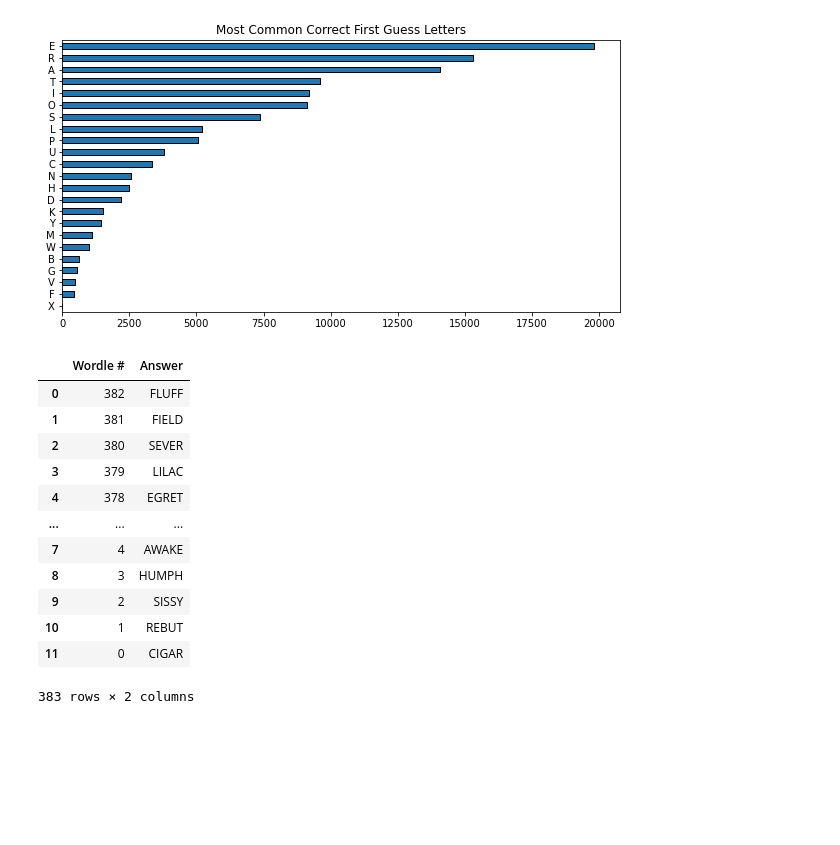
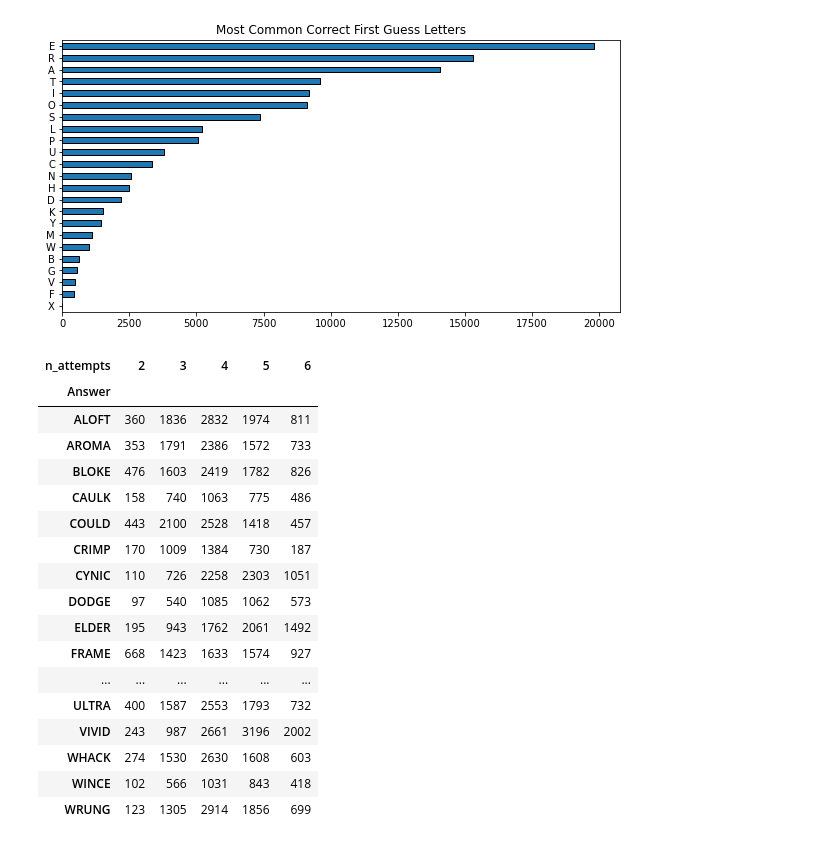
Before and after one commit to AmosRM/streamlitapp, a Jupyter notebook: WordleTweet/WordleTweetsEDA.ipynb, the cells around one changed output. Drawn from its saved outputs; the diff is of its cells as text; code cells hidden in the pictures; blank space fills up the shorter version.

```diff
--- a/WordleTweet/WordleTweetsEDA.ipynb
+++ b/WordleTweet/WordleTweetsEDA.ipynb
@@ -135,16 +141,22 @@ answer = pd.concat(answers,axis=0).drop(columns='Date')
-# %%
-answer
-# %% [output]
-|  | Wordle # | Answer |
-| 0 | 382 | FLUFF |
-| 1 | 381 | FIELD |
-| 2 | 380 | SEVER |
-| 3 | 379 | LILAC |
-| 4 | 378 | EGRET |
-| ... | ... | ... |
-| 7 | 4 | AWAKE |
-| 8 | 3 | HUMPH |
-| 9 | 2 | SISSY |
-| 10 | 1 | REBUT |
-| 11 | 0 | CIGAR |
-383 rows × 2 columns
+# %%
+tweets1.groupby('Answer')['n_attempts'].value_counts().unstack().style \
+        .background_gradient(axis=1)
+# %% [output]
+| n_attempts | 2 | 3 | 4 | 5 | 6 |
+| Answer |  |  |  |  |  |
+| ALOFT | 360 | 1836 | 2832 | 1974 | 811 |
+| AROMA | 353 | 1791 | 2386 | 1572 | 733 |
+| BLOKE | 476 | 1603 | 2419 | 1782 | 826 |
+| CAULK | 158 | 740 | 1063 | 775 | 486 |
+| COULD | 443 | 2100 | 2528 | 1418 | 457 |
+| CRIMP | 170 | 1009 | 1384 | 730 | 187 |
+| CYNIC | 110 | 726 | 2258 | 2303 | 1051 |
+| DODGE | 97 | 540 | 1085 | 1062 | 573 |
+| ELDER | 195 | 943 | 1762 | 2061 | 1492 |
+| FRAME | 668 | 1423 | 1633 | 1574 | 927 |
+| ... | ... | ... | ... | ... | ... |
+| ULTRA | 400 | 1587 | 2553 | 1793 | 732 |
+| VIVID | 243 | 987 | 2661 | 3196 | 2002 |
+| WHACK | 274 | 1530 | 2630 | 1608 | 603 |
+| WINCE | 102 | 566 | 1031 | 843 | 418 |
+| WRUNG | 123 | 1305 | 2914 | 1856 | 699 |
```
Also changed, not shown: parts of 8 cells of this notebook.
